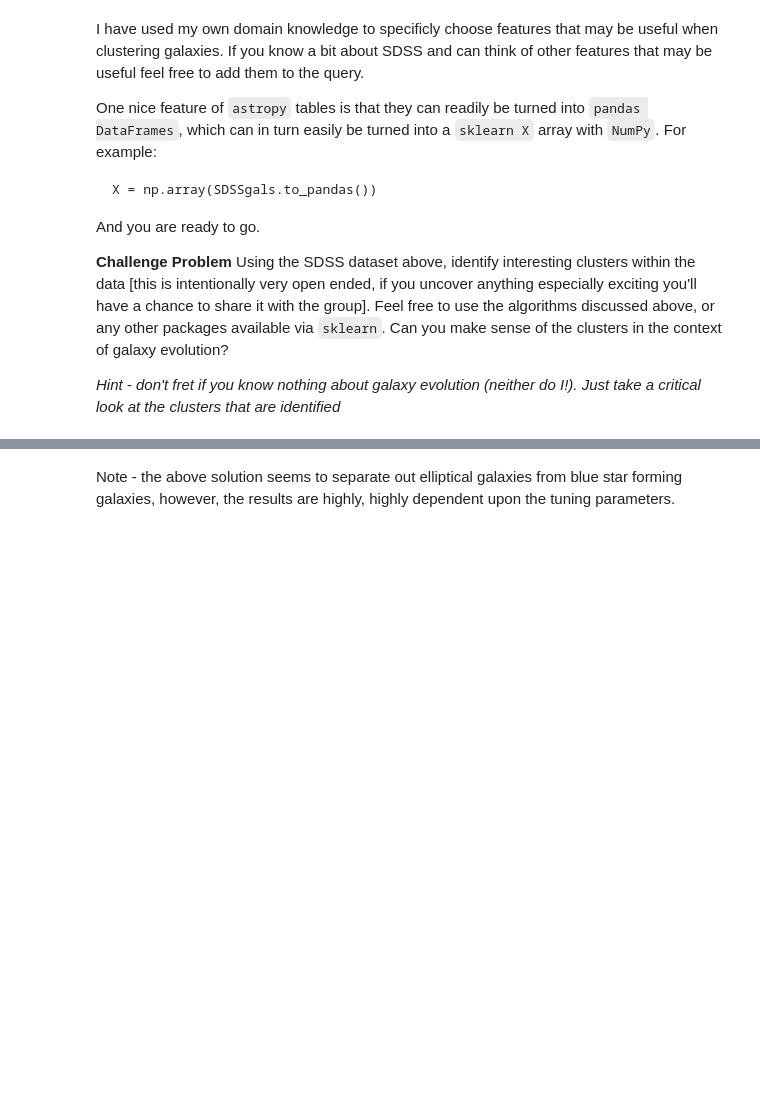
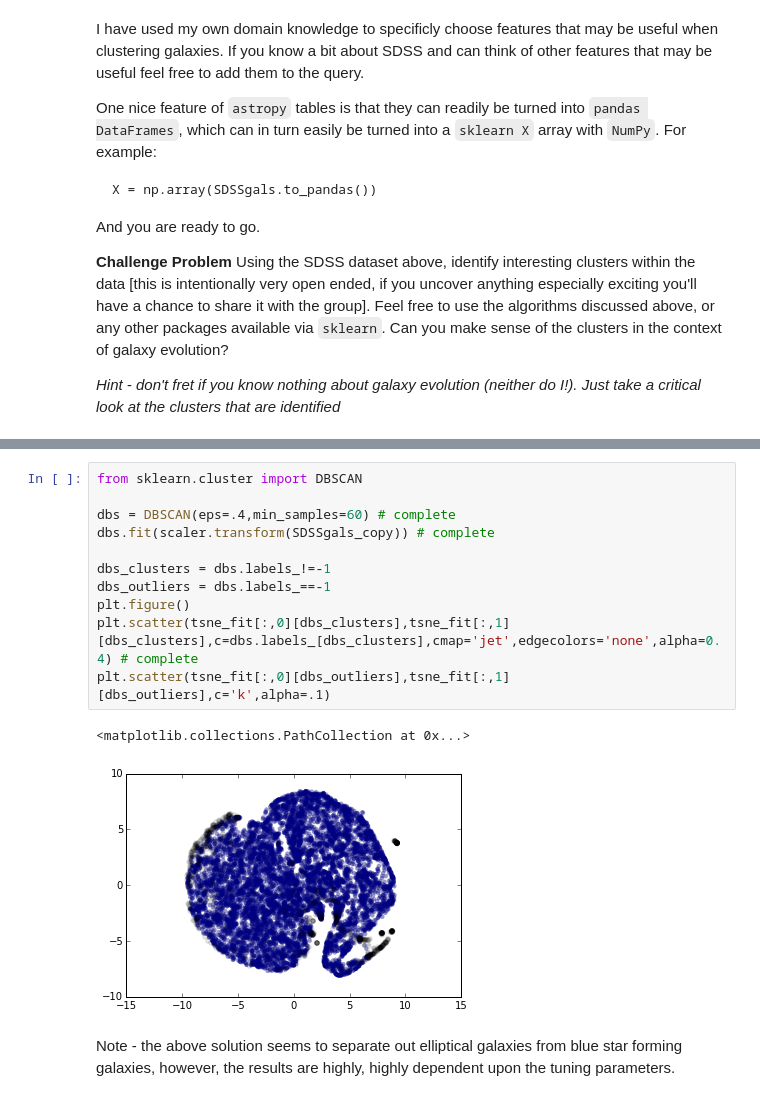
Before and after one commit to d-giles/LSSTC-DSFP-Sessions, a Jupyter notebook: Session1/Day4/IntroToMachineLearning.ipynb, the cells around one changed output, grey strips where cells are left out. Cells and saved outputs as stored; diff of their text form; blank space fills up the shorter version.

```diff
--- a/Session1/Day4/IntroToMachineLearning.ipynb
+++ b/Session1/Day4/IntroToMachineLearning.ipynb
@@ -381,3 +373,17 @@ u"from sklearn.cluster import DBSCAN\n\ndbs = DBSCAN(eps=.4,min_samples=5) # com
+# %%
+from sklearn.cluster import DBSCAN
+
+dbs = DBSCAN(eps=.4,min_samples=60) # complete
+dbs.fit(scaler.transform(SDSSgals_copy)) # complete
+
+dbs_clusters = dbs.labels_!=-1
+dbs_outliers = dbs.labels_==-1
+plt.figure()
+plt.scatter(tsne_fit[:,0][dbs_clusters],tsne_fit[:,1][dbs_clusters],c=dbs.labels_[dbs_clusters],cmap='jet',edgecolors='none',alpha=0.4) # complete
+plt.scatter(tsne_fit[:,0][dbs_outliers],tsne_fit[:,1][dbs_outliers],c='k',alpha=.1)
+# %% [output]
+<matplotlib.collections.PathCollection at 0x...>
+[figure, added]
 # %% [markdown]
 Note - the above solution seems to separate out elliptical galaxies from blue star forming galaxies, however, the results are highly, highly dependent upon the tuning parameters.
 # %% [markdown]
```
Also changed, not shown: parts of 16 cells of this notebook.
